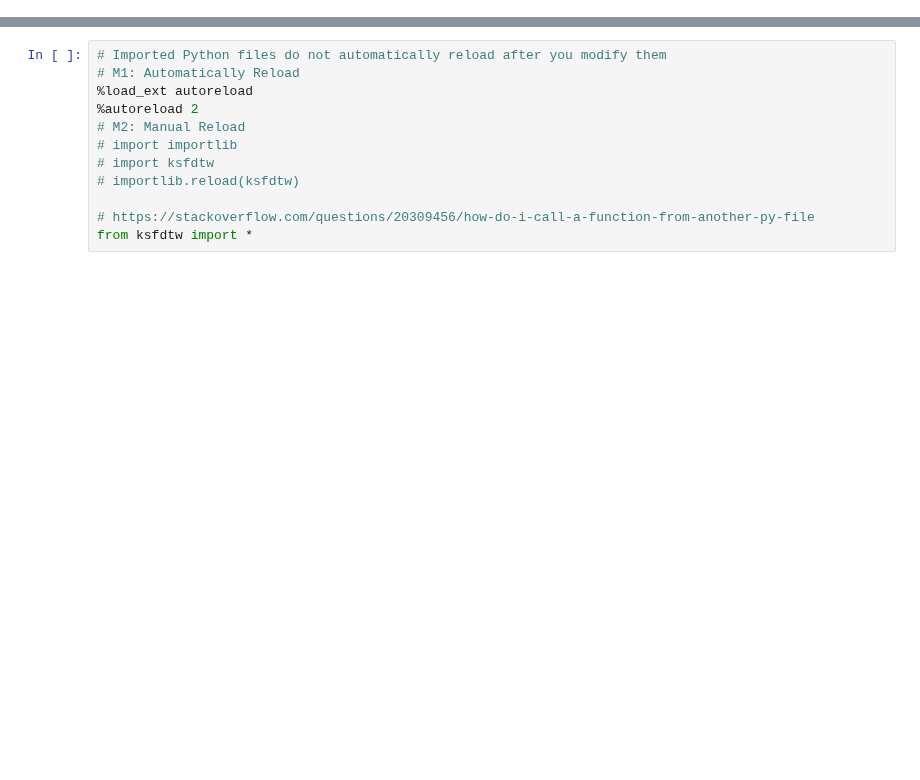
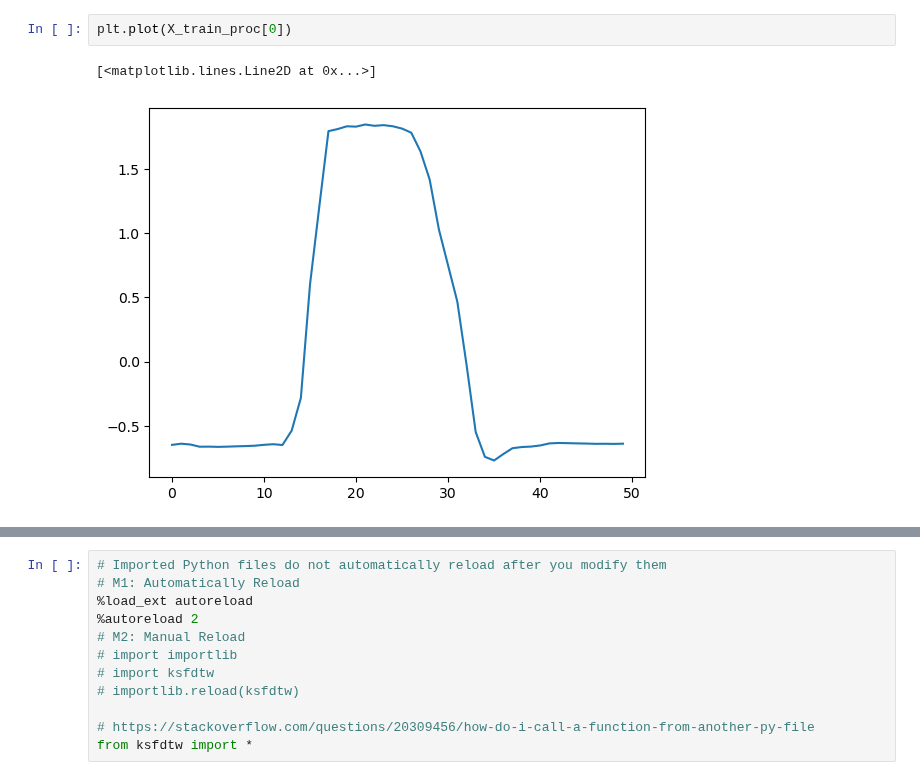
Before and after one commit to cyuab/k-scaling-factor-dtw, a Jupyter notebook: code/testing.ipynb, the cells around one changed output, grey strips where cells are left out. Saved outputs shown, nothing was run; the diff lists cells and outputs as text; blank space fills up the shorter version.

```diff
--- a/code/testing.ipynb
+++ b/code/testing.ipynb
@@ -0,0 +51,5 @@
+# %%
+plt.plot(X_train_proc[0])
+# %% [output]
+[<matplotlib.lines.Line2D at 0x...>]
+[figure, added]
```
Also changed, not shown: parts of 7 cells of this notebook, 25 other files.
